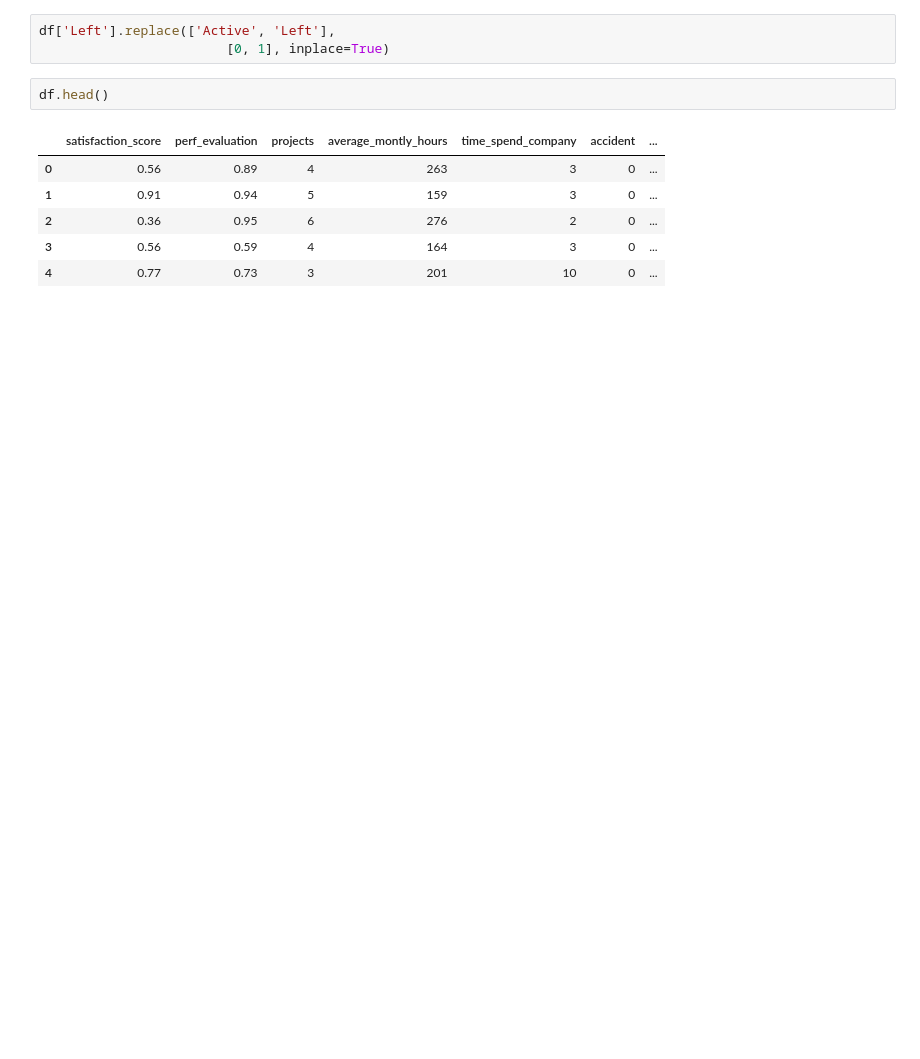
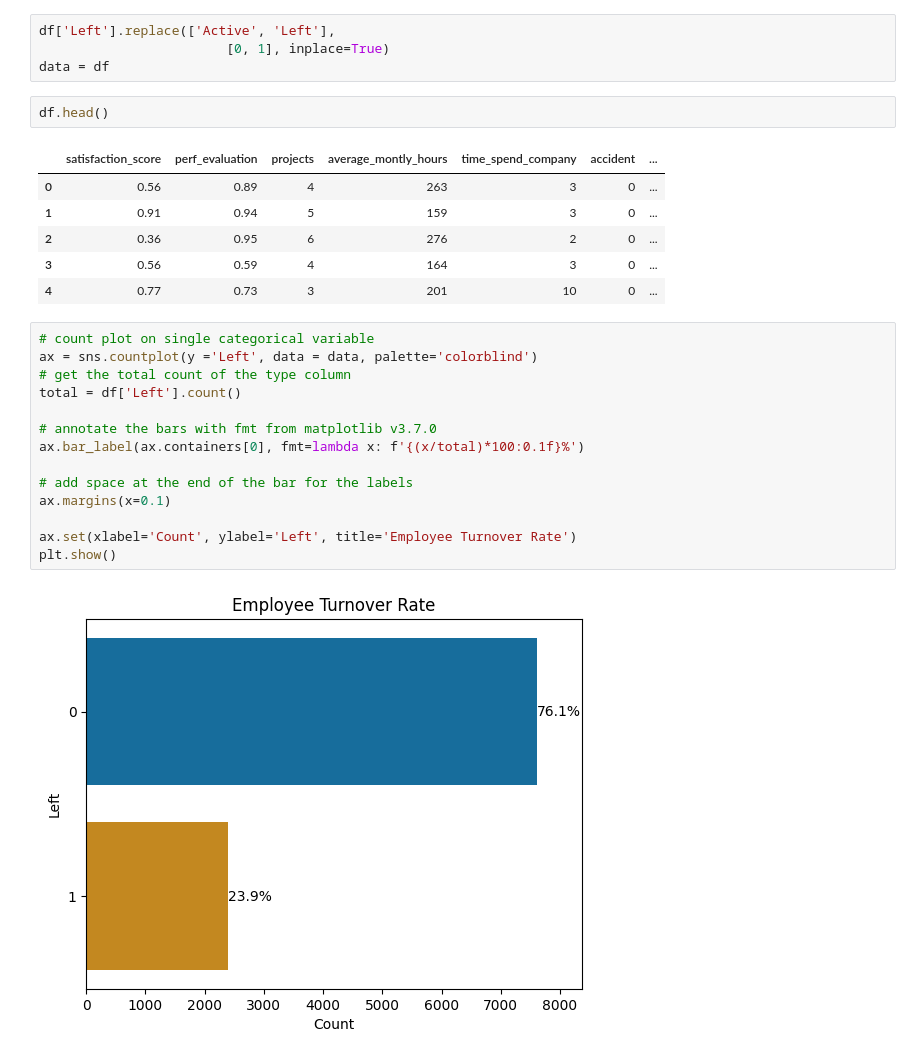
Before and after one commit to Moigi/DCA---Data-Cleaning, a Jupyter notebook: Data_Visualization.ipynb, the cells around one changed output. Cells and saved outputs as stored; diff of their text form; blank space fills up the shorter version.

```diff
--- a/Data_Visualization.ipynb
+++ b/Data_Visualization.ipynb
@@ -18,6 +20,7 @@ df.head()
 # %%
 df['Left'].replace(['Active', 'Left'],
                         [0, 1], inplace=True)
+data = df
 # %%
 df.head()
 # %% [output]
@@ -27,3 +30,19 @@ df.head()
 | 2 | 0.36 | 0.95 | 6 | 276 | 2 | 0 | ... |
 | 3 | 0.56 | 0.59 | 4 | 164 | 3 | 0 | ... |
 | 4 | 0.77 | 0.73 | 3 | 201 | 10 | 0 | ... |
+# %%
+# count plot on single categorical variable
+ax = sns.countplot(y ='Left', data = data, palette='colorblind')
+# get the total count of the type column
+total = df['Left'].count()
+
+# annotate the bars with fmt from matplotlib v3.7.0
+ax.bar_label(ax.containers[0], fmt=lambda x: f'{(x/total)*100:0.1f}%')
+
+# add space at the end of the bar for the labels
+ax.margins(x=0.1)
+
+ax.set(xlabel='Count', ylabel='Left', title='Employee Turnover Rate')
+plt.show()
+# %% [output]
+[figure, added]
```
Also changed, not shown: parts of 4 cells of this notebook.
